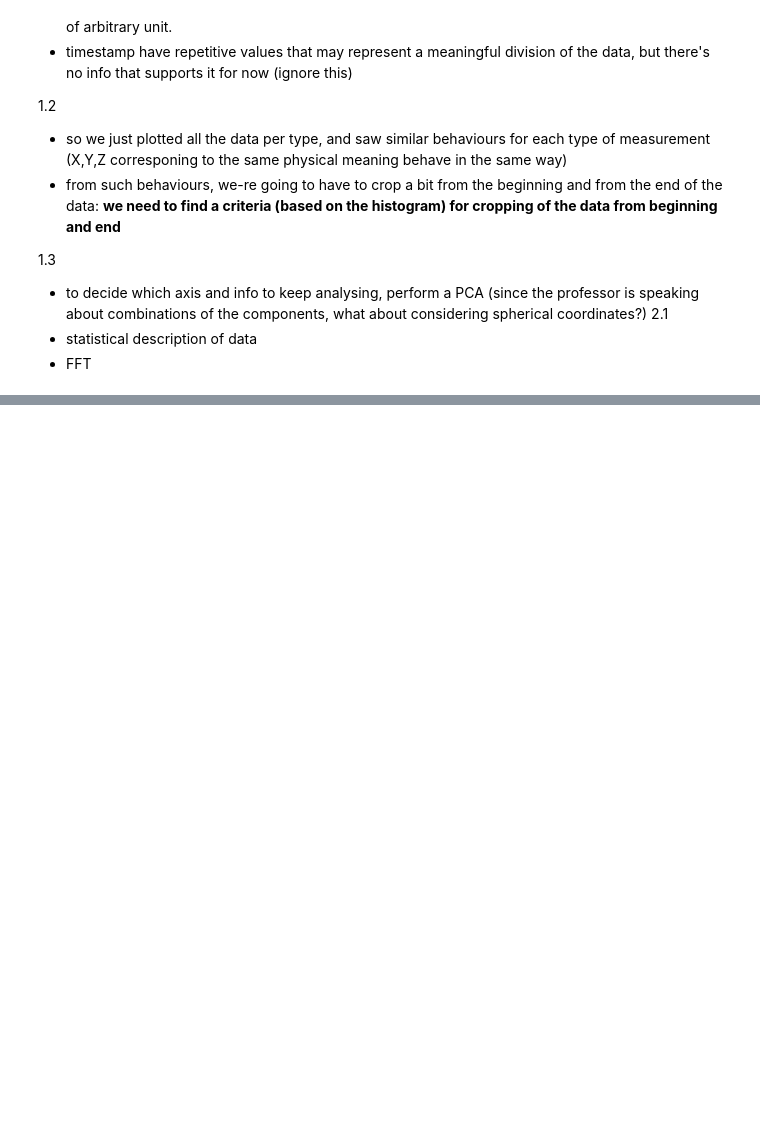
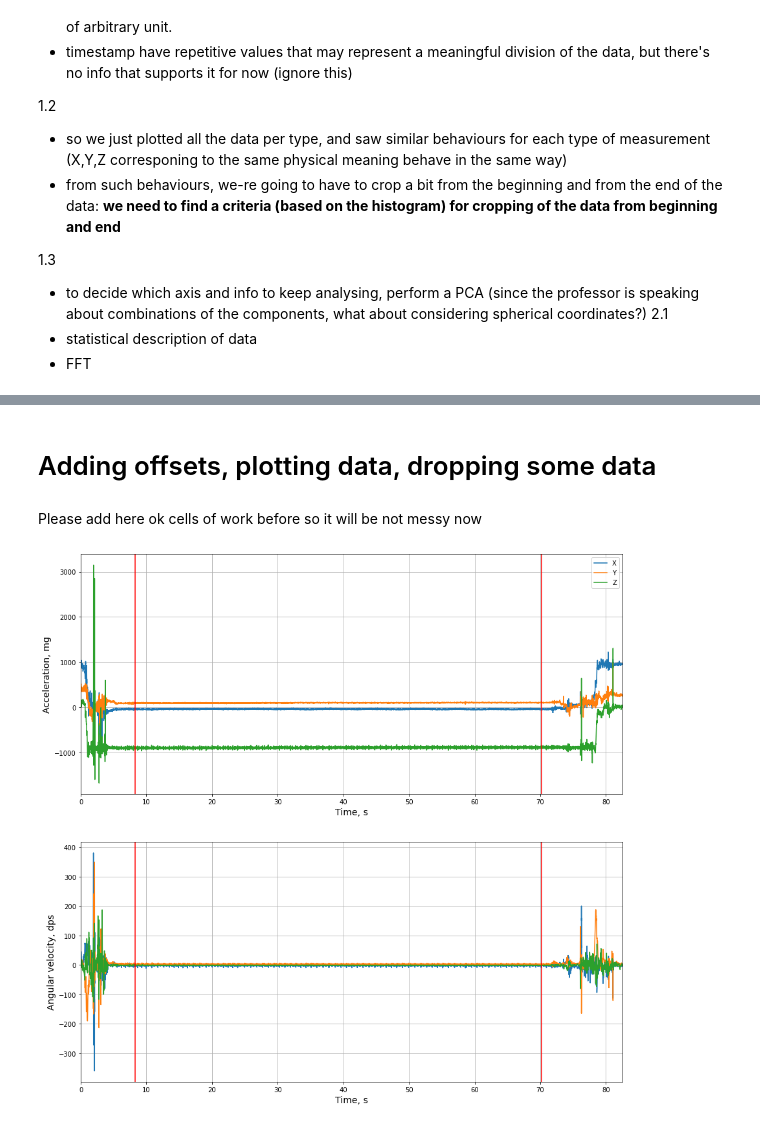
Before and after one commit to ericabrisigotti/heart_rate_estimation_LCP-A, a Jupyter notebook: Project_update 1.ipynb, the cells around one changed output, grey strips where cells are left out. Saved outputs shown, nothing was run; the diff lists cells and outputs as text; code cells hidden in the pictures; blank space fills up the shorter version.

Commit message:
Offsets, dropping data, statistics, FFT attempts

```diff
--- a/Project_update 1.ipynb
+++ b/Project_update 1.ipynb
@@ -372,0 +272,49 @@ Name: Timestamp, Length: 76, dtype: int64
+# %% [markdown]
+# Adding offsets, plotting data, dropping some data
+# %% [markdown]
+Please add here ok cells of work before so it will be not messy now
+# %%
+########24.01.22 upd
+
+###PREVIOUSLY NO COMSIDERATION OF OFFSETS
+#added here to accelerometer
+
+
+### center sternum README1
+acc_offsets1 = np.array([-3.929942, -13.74679, 60.67546])
+
+cs = center_sternum_d
+cs['AccX'] += acc_offsets1[0]
+cs['AccY'] += acc_offsets1[1]
+cs['AccZ'] += acc_offsets1[2]
+# %%
+fig, ax = plt.subplots(2,1)
+fig.set_figheight(15)
+fig.set_figwidth(15)
+
+down_limit = 0.1*max(cs['Time']) #I was exploring it visually with step 0.05
+up_limit = 0.85*max(cs['Time'])
+
+ax[0].plot(cs['Time'], cs['AccX'], label='X')
+ax[0].plot(cs['Time'], cs['AccY'], label='Y')
+ax[0].plot(cs['Time'], cs['AccZ'], label='Z')
+ax[0].set_xlim(min(cs['Time']),max(cs['Time']))
+ax[0].set_xlabel('Time, s', fontsize=14)
+ax[0].set_ylabel('Acceleration, mg', fontsize=14)
+ax[0].axvline(down_limit, color='red')
+ax[0].axvline(up_limit, color='red')
+ax[0].legend()
+ax[0].grid()
+
+
+ax[1].plot(cs['Time'], cs['GyroX'], label='X')
+ax[1].plot(cs['Time'], cs['GyroY'], label='Y')
+ax[1].plot(cs['Time'], cs['GyroZ'], label='Z')
+ax[1].set_xlim(min(cs['Time']),max(cs['Time']))
+ax[1].set_xlabel('Time, s', fontsize=14)
+ax[1].set_ylabel('Angular velocity, dps', fontsize=14)
+ax[1].axvline(down_limit, color='red')
+ax[1].axvline(up_limit, color='red')
+ax[1].grid()
+# %% [output]
+[figure, added]
```
Also changed, not shown: parts of 26 cells of this notebook.
